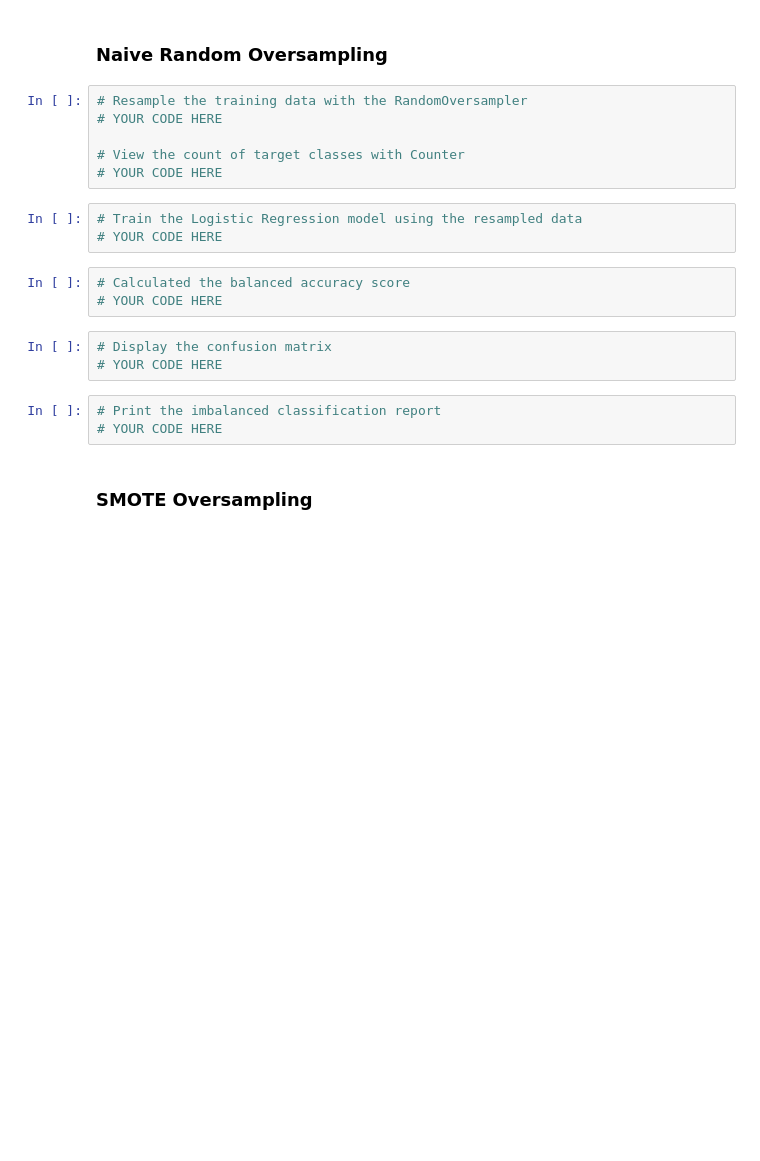
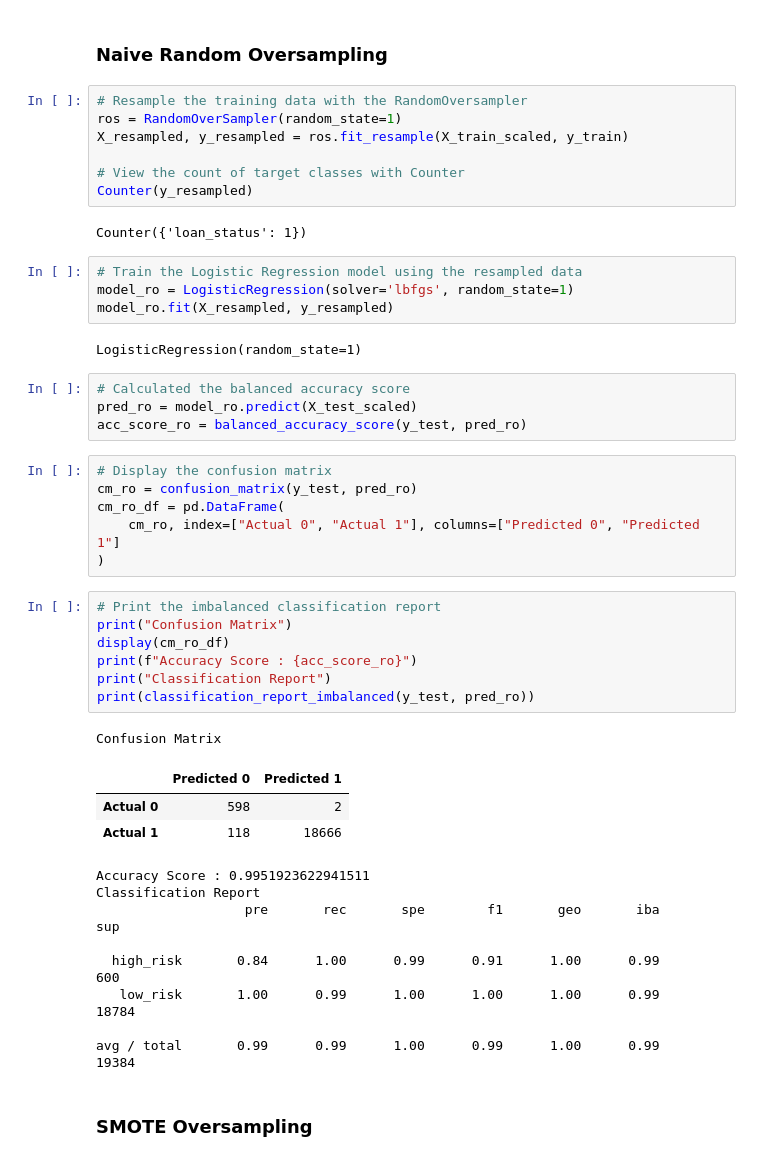
Before and after one commit to BRENNANSEANM/Classification-Homework, a Jupyter notebook: Starter_Code/credit_risk_resampling.ipynb, the cells around one changed output. Saved outputs shown, nothing was run; the diff lists cells and outputs as text; blank space fills up the shorter version.

```diff
--- a/Starter_Code/credit_risk_resampling.ipynb
+++ b/Starter_Code/credit_risk_resampling.ipynb
@@ -122,22 +145,49 @@ Note: Use a random state of 1 for each sampling algorithm to ensure consistency
 ### Naive Random Oversampling
 # %%
 # Resample the training data with the RandomOversampler
-# YOUR CODE HERE
+ros = RandomOverSampler(random_state=1)
+X_resampled, y_resampled = ros.fit_resample(X_train_scaled, y_train)
 
 # View the count of target classes with Counter
-# YOUR CODE HERE
+Counter(y_resampled)
+# %% [output]
+Counter({'loan_status': 1})
 # %%
 # Train the Logistic Regression model using the resampled data
-# YOUR CODE HERE
+model_ro = LogisticRegression(solver='lbfgs', random_state=1)
+model_ro.fit(X_resampled, y_resampled)
+# %% [output]
+LogisticRegression(random_state=1)
 # %%
 # Calculated the balanced accuracy score
-# YOUR CODE HERE
+pred_ro = model_ro.predict(X_test_scaled)
+acc_score_ro = balanced_accuracy_score(y_test, pred_ro)
-# %%
-# Display the confusion matrix
-# YOUR CODE HERE
-# %%
-# Print the imbalanced classification report
-# YOUR CODE HERE
+# %%
+# Display the confusion matrix
+cm_ro = confusion_matrix(y_test, pred_ro)
+cm_ro_df = pd.DataFrame(
+    cm_ro, index=["Actual 0", "Actual 1"], columns=["Predicted 0", "Predicted 1"]
+)
+# %%
+# Print the imbalanced classification report
+print("Confusion Matrix")
+display(cm_ro_df)
+print(f"Accuracy Score : {acc_score_ro}")
+print("Classification Report")
+print(classification_report_imbalanced(y_test, pred_ro))
+# %% [output]
+Confusion Matrix
+|  | Predicted 0 | Predicted 1 |
+| Actual 0 | 598 | 2 |
+| Actual 1 | 118 | 18666 |
+Accuracy Score : 0.9951923622941511
+Classification Report
+                   pre       rec       spe        f1       geo       iba       sup
+
+  high_risk       0.84      1.00      0.99      0.91      1.00      0.99       600
+   low_risk       1.00      0.99      1.00      1.00      1.00      0.99     18784
+
+avg / total       0.99      0.99      1.00      0.99      1.00      0.99     19384
 # %% [markdown]
 ### SMOTE Oversampling
 # %%
```
Also changed, not shown: parts of 34 cells of this notebook.
